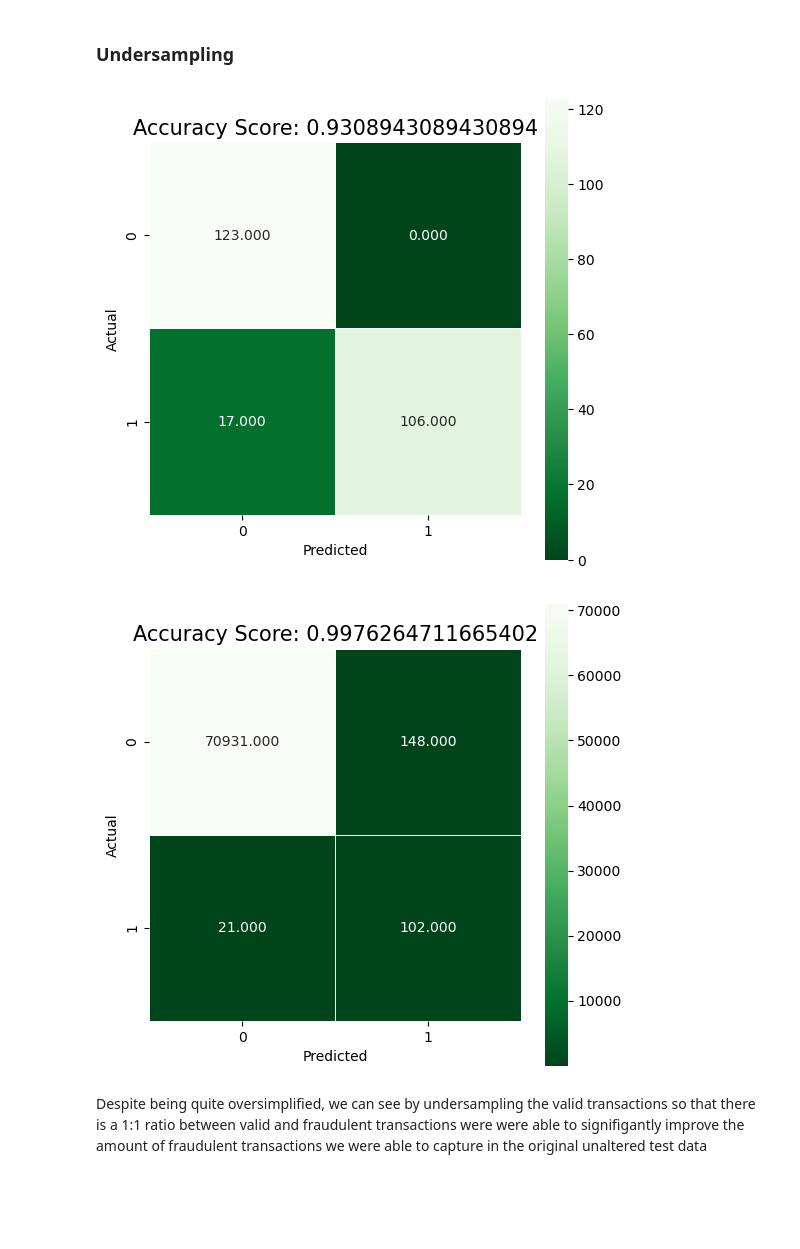
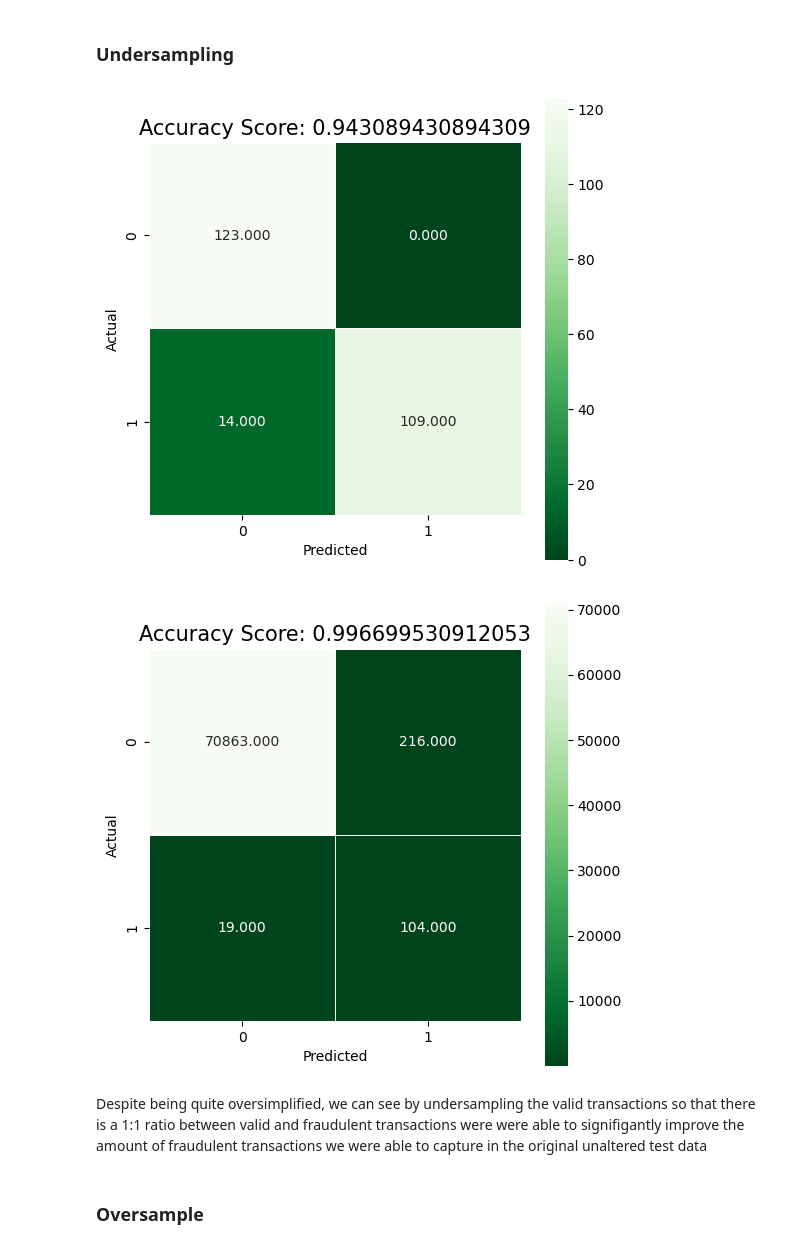
Before and after one commit to ShaneR31/Flatiron-Capstone, a Jupyter notebook: working_notebook.ipynb, the cells around one changed output. Cells and saved outputs as stored; diff of their text form; code cells hidden in the pictures; blank space fills up the shorter version.

```diff
--- a/working_notebook.ipynb
+++ b/working_notebook.ipynb
@@ -119,11 +120,15 @@ df.Fraud.value_counts()
 Name: Fraud, dtype: int64
 # %% [markdown]
 ## Create baseline logistic regression
+# %%
+# Gets X and y given dataframe
+def get_X_y(df):
+    X = df.drop('Fraud', axis=1)
+    y = df['Fraud']
+    return X, y
 # %%
 # Given a dataframe, returns a logistic regression model, X_test split, and y_test split
-def train_logistic_regression(df):
-    X = df.drop('Fraud', axis=1)
-    y = df['Fraud']
+def train_logistic_regression(X, y):
     X_train, X_test, y_train, y_test = train_test_split(X, y, test_size=0.25, stratify=y, random_state=42)
 
     model = LogisticRegression()
@@ -153,0 +154,5 @@ plot_confusion_matrix(model_1, X_test, y_test)
+# %%
+# basic logistic regression
+X_base, y_base = get_X_y(df)
+model_1, X_test_base, y_test_base = train_logistic_regression(X_base, y_base)
+plot_confusion_matrix(model_1, X_test_base, y_test_base)
@@ -176,15 +183,18 @@ print(valid.shape)
 valid_sample = valid.sample(n=492)
 undersampled_5050 = pd.concat([fraud, valid_sample], axis=0)
 # %%
-# train new model with undersampled set
-model_2, X_test_under, y_test_under = train_logistic_regression(undersampled_5050)
+# Logistic regression, undersampled to 1:1
+X_under, y_under = get_X_y(undersampled_5050)
+model_2, X_test_under, y_test_under = train_logistic_regression(X_under, y_under)
 plot_confusion_matrix(model_2, X_test_under, y_test_under)
 # %% [output]
-[figure, old version]
+[figure, new version]
 # %%
-# test undersampled model against unmodified test data
-plot_confusion_matrix(model_2, X_test, y_test)
+# test undersampled model against unmodified base test data
+plot_confusion_matrix(model_2, X_test_base, y_test_base)
 # %% [output]
-[figure, old version]
+[figure, new version]
 # %% [markdown]
 Despite being quite oversimplified, we can see by undersampling the valid transactions so that there is a 1:1 ratio between valid and fraudulent transactions were were able to signifigantly improve the amount of fraudulent transactions we were able to capture in the original unaltered test data
+# %% [markdown]
+### Oversample
```
Also changed, not shown: parts of 10 cells of this notebook.
